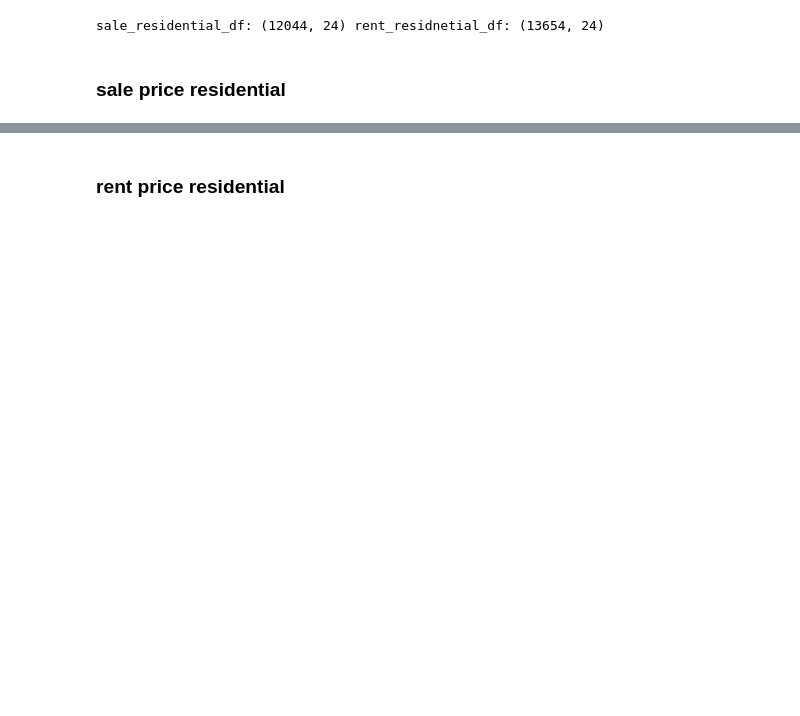
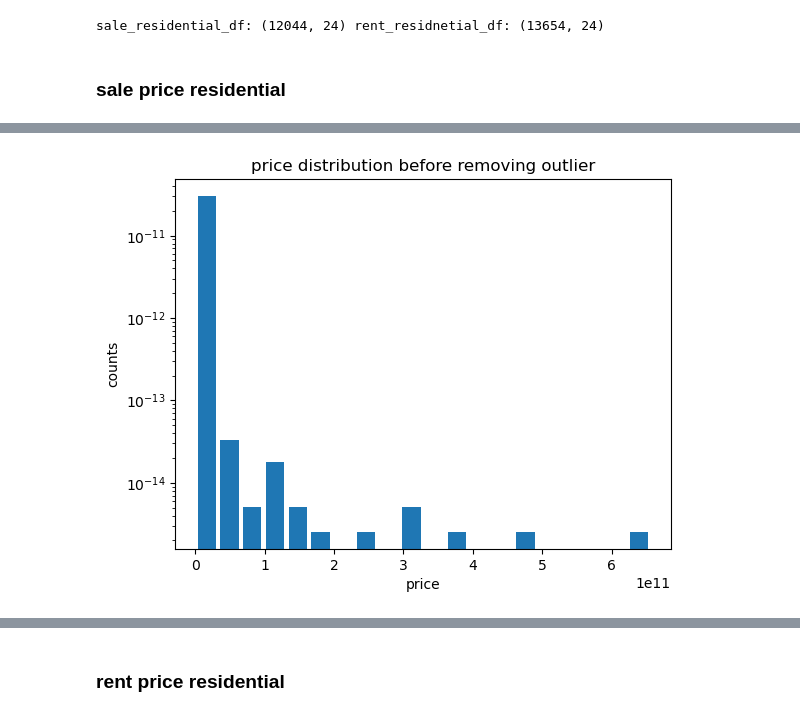
Before and after one commit to OmdenaAI/dhaka-bangladesh-real-estate-recommendation, a Jupyter notebook: src/tasks/task-4-model-development/sarang_ali/removing_outliers/outlier_detection.ipynb, the cells around one changed output, grey strips where cells are left out. Saved outputs shown, nothing was run; the diff lists cells and outputs as text; code cells hidden in the pictures; blank space fills up the shorter version.

```diff
--- a/src/tasks/task-4-model-development/sarang_ali/removing_outliers/outlier_detection.ipynb
+++ b/src/tasks/task-4-model-development/sarang_ali/removing_outliers/outlier_detection.ipynb
@@ -119,2 +107,6 @@ plt.show()
+# %%
+plot_distribution(sale_residential_df,'price')
+# %% [output]
+[figure, added]
 # %%
 #removing outlier area using percentile
```
Also changed, not shown: parts of 54 cells of this notebook.
